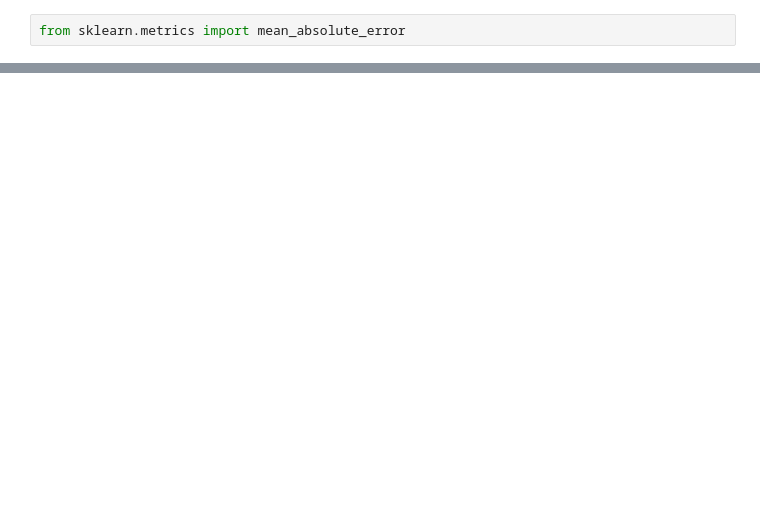
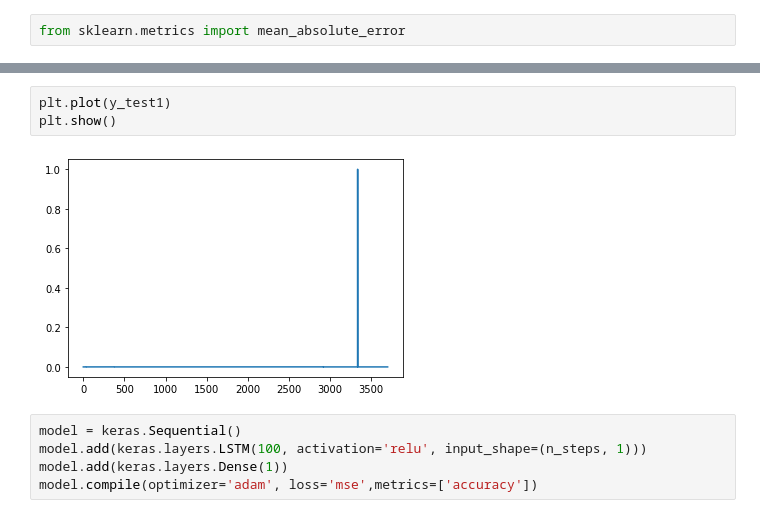
Before and after one commit to VishnuBhaarath/Rainfallpred, a Jupyter notebook: LSTMsinglelayermae100.ipynb, the cells around one changed output, grey strips where cells are left out. Saved outputs shown, nothing was run; the diff lists cells and outputs as text; blank space fills up the shorter version.

```diff
--- a/LSTMsinglelayermae100.ipynb
+++ b/LSTMsinglelayermae100.ipynb
@@ -644,3 +732,13 @@ r2_score(y_test1,ypred1)
+# %%
+plt.plot(y_test1)
+plt.show()
+# %% [output]
+[figure, added]
+# %%
+model = keras.Sequential()
+model.add(keras.layers.LSTM(100, activation='relu', input_shape=(n_steps, 1)))
+model.add(keras.layers.Dense(1))
+model.compile(optimizer='adam', loss='mse',metrics=['accuracy'])
 # %%
 model.fit(X2, y2, validation_data=(X_test2,y_test2),epochs=50)
 # %% [output]
```
Also changed, not shown: parts of 204 cells of this notebook.
